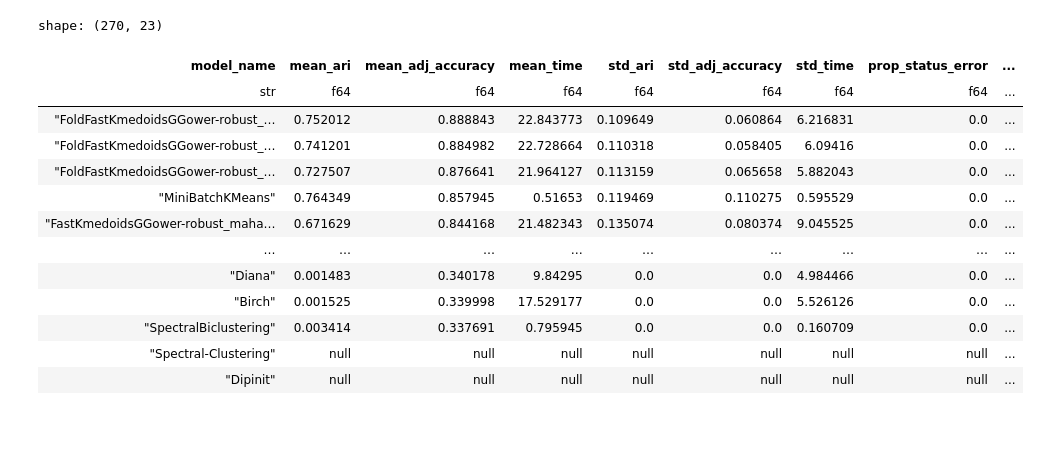
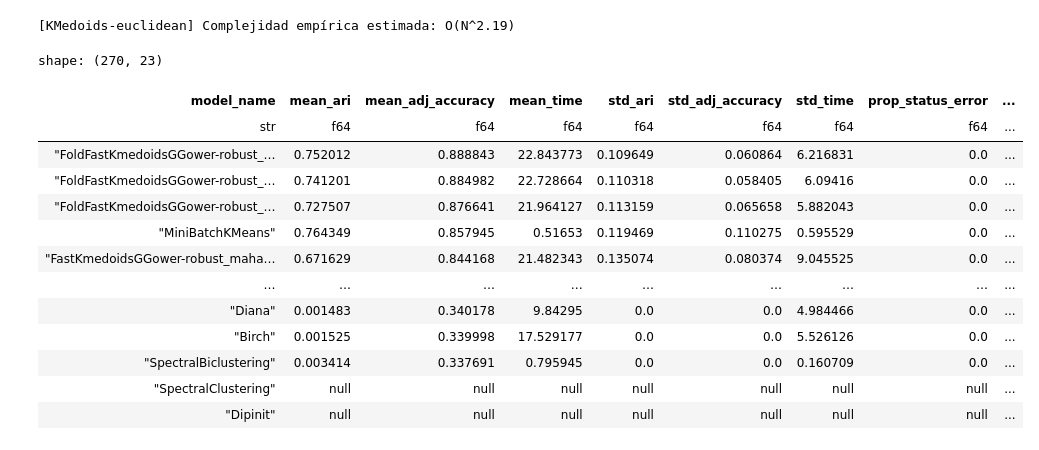
Before and after one commit to FabioScielzoOrtiz/db-robust-clust-paper-code, a Jupyter notebook: src/notebooks/experiment_5/exp_5_meta_exploration.ipynb, the cells around one changed output. Saved outputs shown, nothing was run; the diff lists cells and outputs as text; code cells hidden in the pictures.

Commit message:
Improvements un experiment 5 results analysis

```diff
--- a/src/notebooks/experiment_5/exp_5_meta_exploration.ipynb
+++ b/src/notebooks/experiment_5/exp_5_meta_exploration.ipynb
@@ -13,19 +70,23 @@ results_save_path = os.path.join(results_dir, 'master_table_exp_5.parquet')
 # %%
-df_result = pl.read_parquet(results_save_path)
+df_results = pl.read_parquet(results_save_path)
+
+df_results = impute_execution_time(df=df_results, target_model="KMedoids-euclidean")
+# %% [output]
+[KMedoids-euclidean] Complejidad empírica estimada: O(N^2.19)
 # %%
-df_result
+df_results
 # %% [output]
 shape: (270, 23)
 | model_name | mean_ari | mean_adj_accuracy | mean_time | std_ari | std_adj_accuracy | std_time | prop_status_error | ... |
 | str | f64 | f64 | f64 | f64 | f64 | f64 | f64 | ... |
 | "FoldFastKmedoidsGGower-robust_… | 0.752012 | 0.888843 | 22.843773 | 0.109649 | 0.060864 | 6.216831 | 0.0 | ... |
 | "FoldFastKmedoidsGGower-robust_… | 0.741201 | 0.884982 | 22.728664 | 0.110318 | 0.058405 | 6.09416 | 0.0 | ... |
 | "FoldFastKmedoidsGGower-robust_… | 0.727507 | 0.876641 | 21.964127 | 0.113159 | 0.065658 | 5.882043 | 0.0 | ... |
 | "MiniBatchKMeans" | 0.764349 | 0.857945 | 0.51653 | 0.119469 | 0.110275 | 0.595529 | 0.0 | ... |
 | "FastKmedoidsGGower-robust_maha… | 0.671629 | 0.844168 | 21.482343 | 0.135074 | 0.080374 | 9.045525 | 0.0 | ... |
 | … | … | … | … | … | … | … | … | ... |
 | "Diana" | 0.001483 | 0.340178 | 9.84295 | 0.0 | 0.0 | 4.984466 | 0.0 | ... |
 | "Birch" | 0.001525 | 0.339998 | 17.529177 | 0.0 | 0.0 | 5.526126 | 0.0 | ... |
 | "SpectralBiclustering" | 0.003414 | 0.337691 | 0.795945 | 0.0 | 0.0 | 0.160709 | 0.0 | ... |
-| "Spectral-Clustering" | null | null | null | null | null | null | null | ... |
+| "SpectralClustering" | null | null | null | null | null | null | null | ... |
 | "Dipinit" | null | null | null | null | null | null | null | ... |
```
Also changed, not shown: parts of 15 cells of this notebook, 15 other files.
